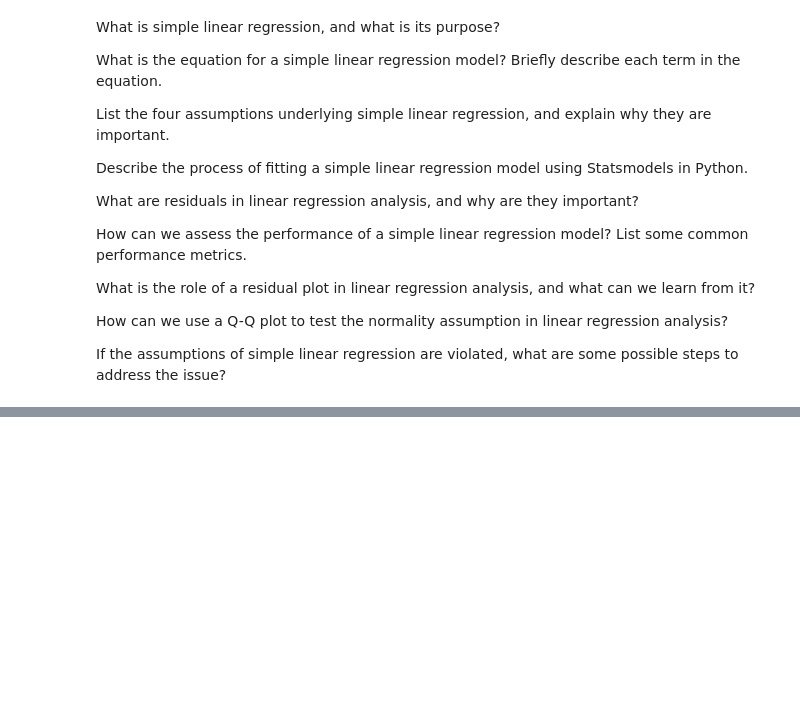
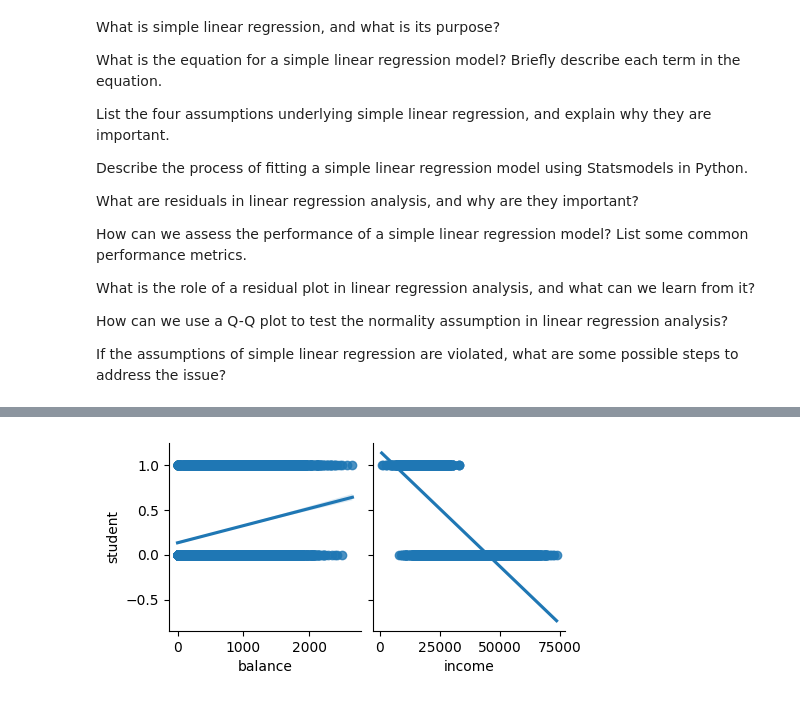
Before and after one commit to SSSpock/skillspire, a Jupyter notebook: regression.ipynb, the cells around one changed output, grey strips where cells are left out. Drawn from its saved outputs; the diff is of its cells as text; code cells hidden in the pictures; blank space fills up the shorter version.

```diff
--- a/regression.ipynb
+++ b/regression.ipynb
@@ -275,0 +342,8 @@ If the assumptions of simple linear regression are violated, what are some possi
+# %%
+import seaborn as sns
+
+# Check linearity using scatter plots
+sns.pairplot(data, x_vars=['balance', 'income'], y_vars='student', kind='reg')
+plt.show()
+# %% [output]
+[figure, added]
```
Also changed, not shown: parts of 36 cells of this notebook.
